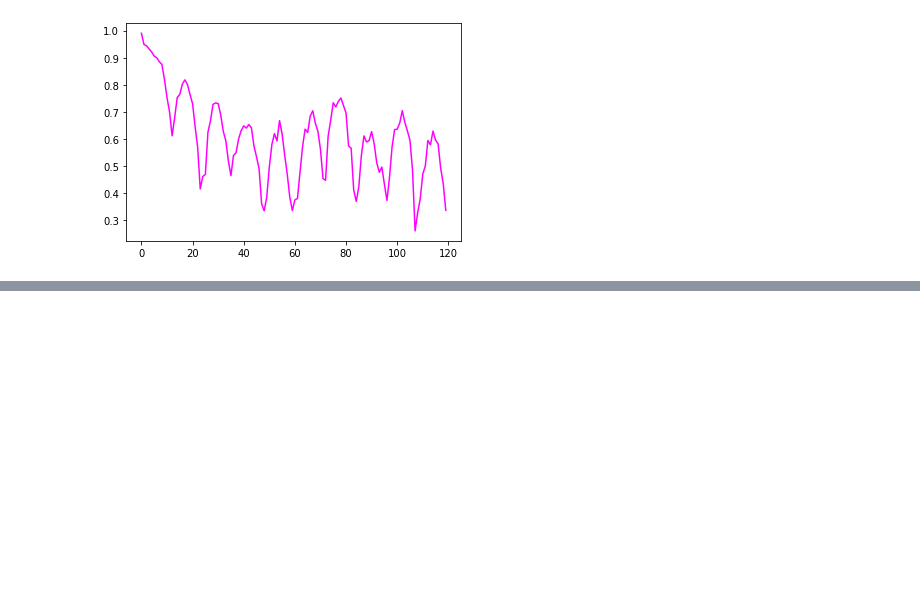
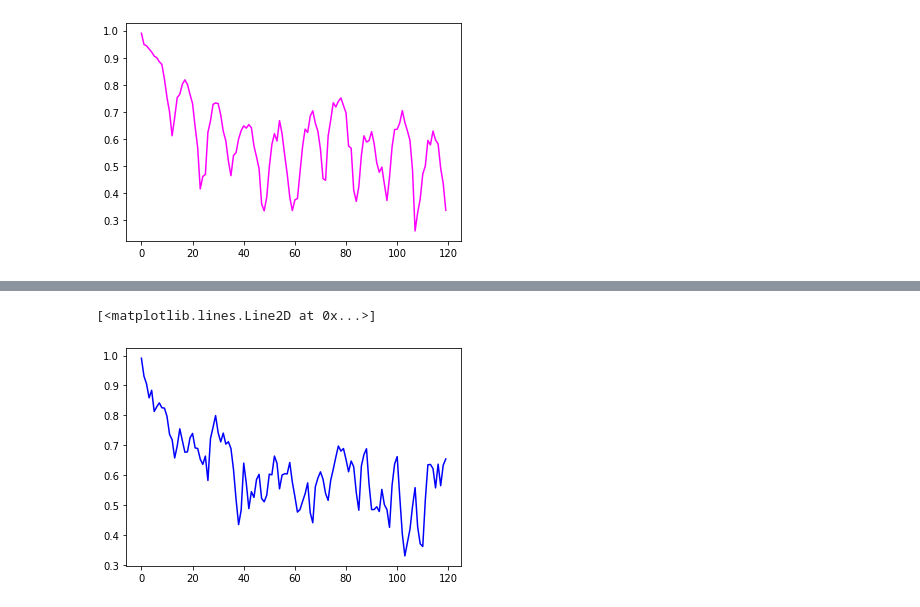
Before and after one commit to saumyamalik/Predictability, a Jupyter notebook: Variance and PPP - Global Mean.ipynb, the cells around one changed output, grey strips where cells are left out. Cells and saved outputs as stored; diff of their text form; code cells hidden in the pictures; blank space fills up the shorter version.

Commit message:
Computing variance of ensembles manually

```diff
--- a/Variance and PPP - Global Mean.ipynb
+++ b/Variance and PPP - Global Mean.ipynb
@@ -114,17 +90,16 @@ ESM4_piControl_D-ensemble-02080101-09
 # %%
 STARTS = ['0123','0161','0185','0208','0230','0269','0300','0326','0359','0381']
-def all_ens_stddev():
+def all_ens_stddev(driver_global, driver):
     # initialize total to be stddev of first ensemble - year '0123'
-    first = ensemble_stddev(STARTS[0])
+    first = ensemble_stddev(STARTS[0],driver_global,driver)
     timei = first.time
     total = first
     for ens in range(1,10):
-        time_adjusted = ensemble_stddev(STARTS[ens]).assign_coords(time=timei)
+        time_adjusted = ensemble_stddev(STARTS[ens],driver_global,driver).assign_coords(time=timei)
         total = total + time_adjusted
-        total.plot(size=5)
     return total/10
 
-ens_stddev = all_ens_stddev()
+ens_stddev = all_ens_stddev(tos_mean,'tos')
 # %% [output]
 ESM4_piControl_D-ensemble-01230101-01
 ESM4_piControl_D-ensemble-01230101-02
@@ -171,9 +137,10 @@ plt.plot(tos_month_means)
 [<matplotlib.lines.Line2D at 0x...>]
 [figure]
 # %%
-ppp = [*range(120)]
-for t in range(120):
-    ppp[t] = 1 - (ens_std_globalmean.isel(time=t) / tos_month_var['month'==t%12])
-
+def get_ppp(driver_ens_var, month_var):
+    ppp = [*range(120)]
+    for t in range(120):
+        ppp[t] = 1 - (driver_ens_var.isel(time=t) / month_var['month'==t%12])
+    return ppp
 #check out .repeat() for numpy - consider repeating the control mean
 # %%
@@ -190,3 +157,7 @@ plt.plot(ppp, color='magenta',mfc='pink' )
 # %% [output]
 [<matplotlib.lines.Line2D at 0x...>]
 [figure]
+# %%
+sos_var = all_ens_stddev(sos_mean,'sos')
+with ProgressBar():
+    sos_var = sos_var.compute()
@@ -192,0 +182,7 @@ plt.plot(ppp, color='magenta',mfc='pink' )
+# %%
+sos_ppp = get_ppp(sos_var, sos_month_var)
+# %%
+plt.plot(sos_ppp,color='blue')
+# %% [output]
+[<matplotlib.lines.Line2D at 0x...>]
+[figure, added]
```
Also changed, not shown: parts of 18 cells of this notebook.
